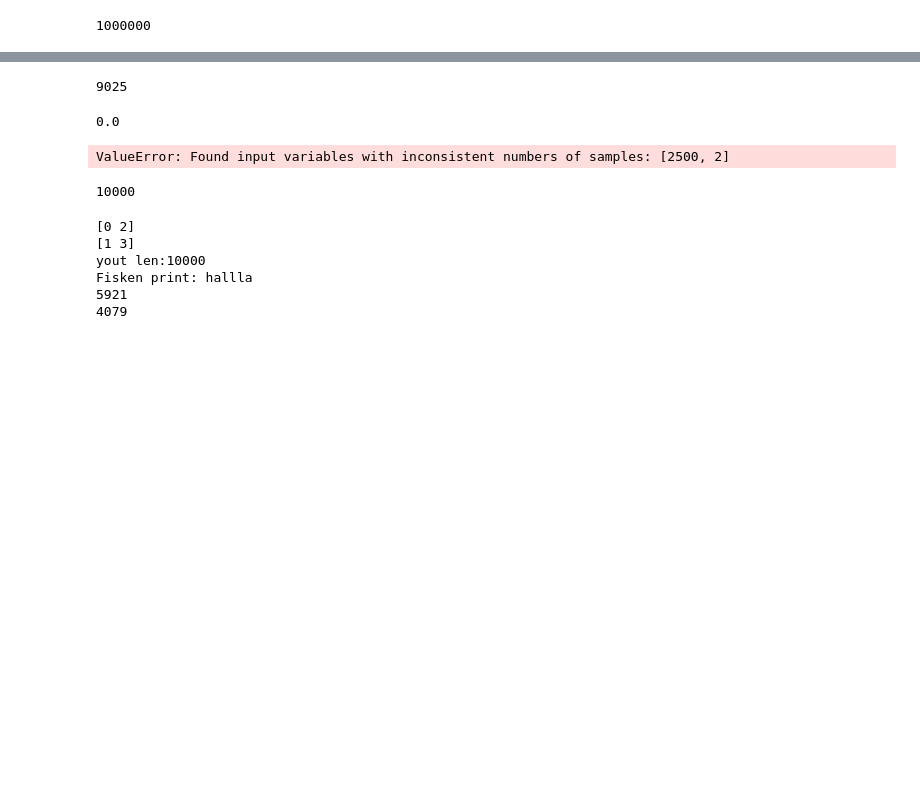
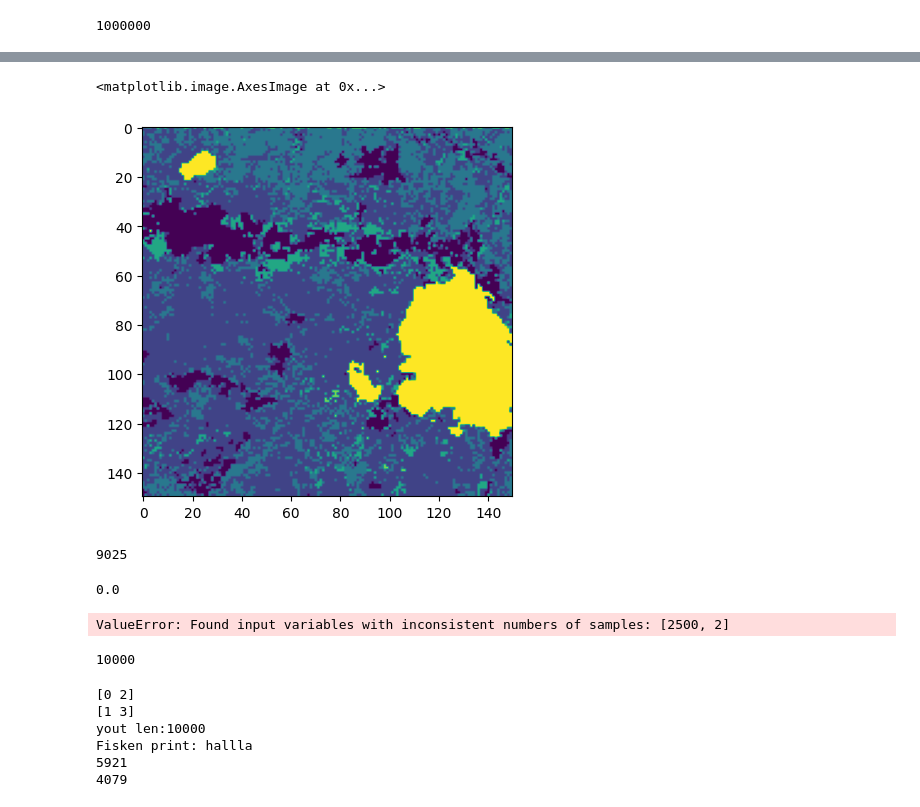
Before and after one commit to jonasroy/SVM_THESIS_PROJECT, a Jupyter notebook: Model/Model_Tree3.ipynb, the cells around one changed output, grey strips where cells are left out. Cells and saved outputs as stored; diff of their text form; code cells hidden in the pictures; blank space fills up the shorter version.

```diff
--- a/Model/Model_Tree3.ipynb
+++ b/Model/Model_Tree3.ipynb
@@ -106,3 +108,8 @@ plt.imshow(pl.reshape((75,75)))
+# %%
+plt.imshow(y.reshape((150,150)))
+# %% [output]
+<matplotlib.image.AxesImage at 0x...>
+[figure, added]
 # %%
 new_new_samson = reshape_sj(samson)
 
```
Also changed, not shown: parts of 7 cells of this notebook.
